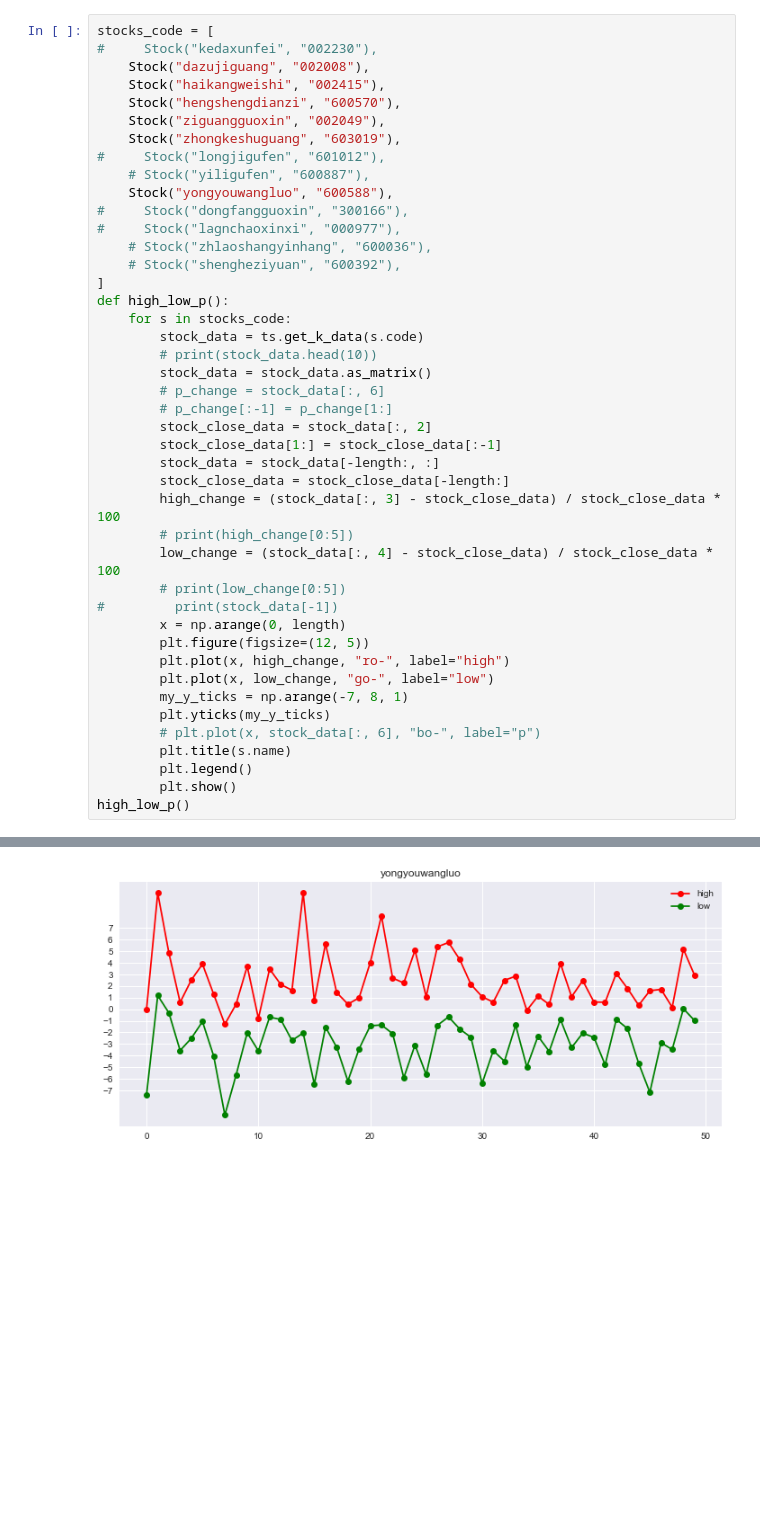
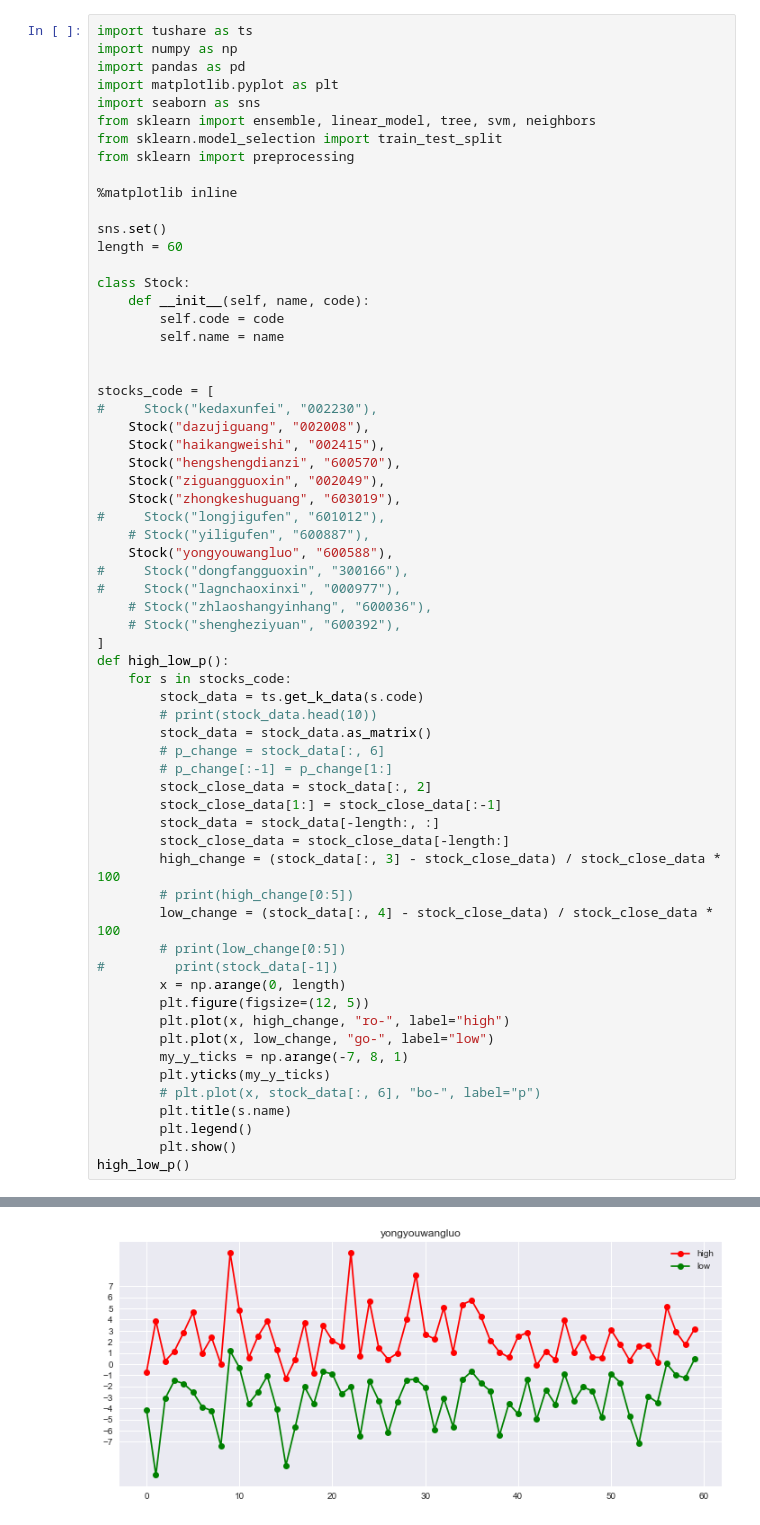
Before and after one commit to yunshuipiao/sw-kaggle, a Jupyter notebook: experimental/stocks/01.ipynb, the cells around one changed output, grey strips where cells are left out. Drawn from its saved outputs; the diff is of its cells as text; blank space fills up the shorter version.

Commit message:
update stocks

```diff
--- a/experimental/stocks/01.ipynb
+++ b/experimental/stocks/01.ipynb
@@ -20,4 +1,24 @@ class Stock:
 # %%
+import tushare as ts
+import numpy as np
+import pandas as pd
+import matplotlib.pyplot as plt
+import seaborn as sns
+from sklearn import ensemble, linear_model, tree, svm, neighbors
+from sklearn.model_selection import train_test_split
+from sklearn import preprocessing
+
+%matplotlib inline
+
+sns.set()
+length = 60
+
+class Stock:
+    def __init__(self, name, code):
+        self.code = code
+        self.name = name
+
+
 stocks_code = [
 #     Stock("kedaxunfei", "002230"),
     Stock("dazujiguang", "002008"),
@@ -69 +70 @@ high_low_p()
-[figure, old version]
+[figure, new version]
```
Also changed, not shown: parts of 5 cells of this notebook.
